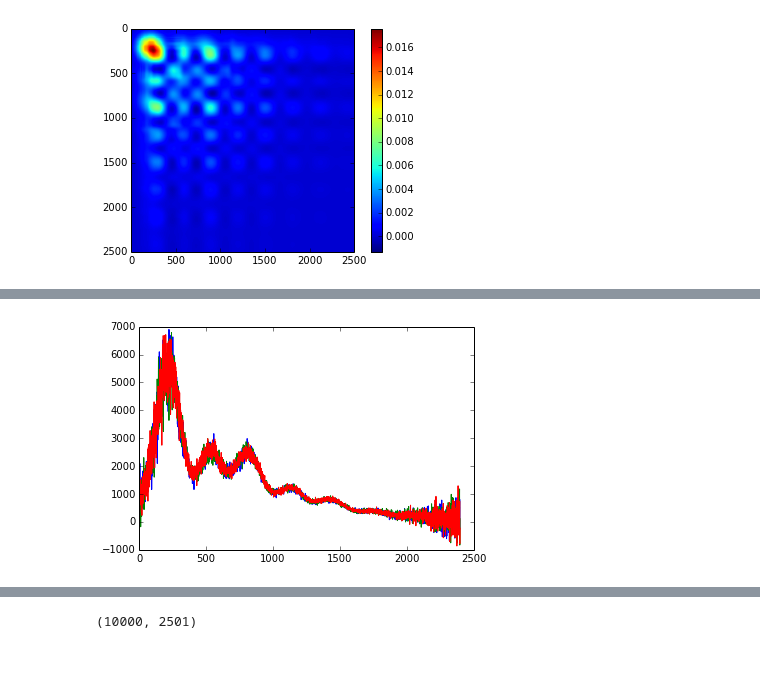
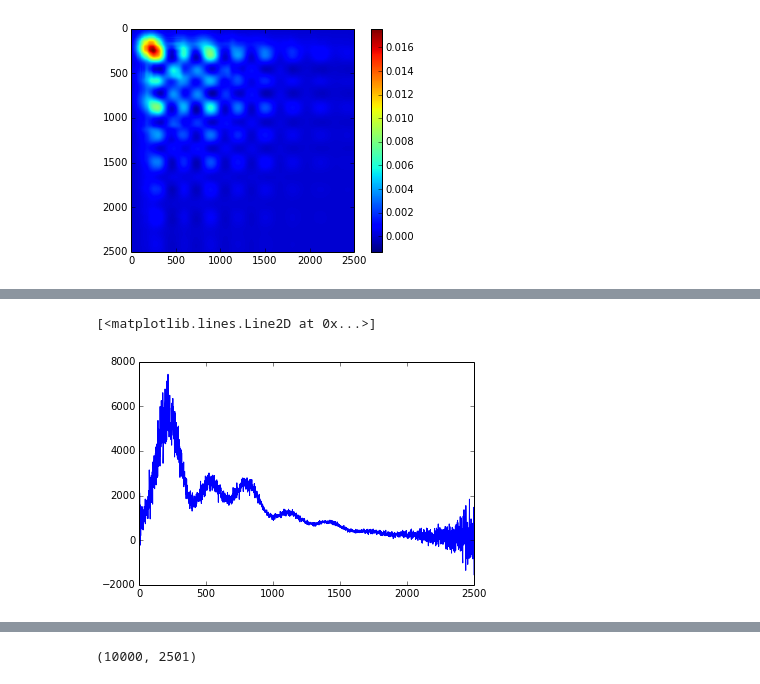
Before and after one commit to bfollinprm/cmbfittest, a Jupyter notebook: src/test.ipynb, the cells around one changed output, grey strips where cells are left out. Saved outputs shown, nothing was run; the diff lists cells and outputs as text; code cells hidden in the pictures.

```diff
--- a/src/test.ipynb
+++ b/src/test.ipynb
@@ -73,11 +63,15 @@ from numpy.random import multivariate_normal as normal
 #observation = experiment.fiducial_cl[:2501] + normal(np.zeros(2501), experiment.covariance[:2501,:2501])
 # %%
 clobs = loadtxt('../clobs.csv', delimiter = ',')
-plot(clobs[:,2:])
+#plot(clobs[:,2:])
 observation = experiment.fiducial_cl[:2501].copy()
-observation[clobs[:,0].astype('int')] = clobs[:,4]
+observation += normal(np.zeros(2501), experiment.covariance[:2501,:2501])
+observation2 = experiment.fiducial_cl[:2501].copy()
+observation2[clobs[:,0].astype('int')] = clobs[:,4]
+plot(observation)
 # %% [output]
+[<matplotlib.lines.Line2D at 0x...>]
-[figure, old version]
+[figure, new version]
 # %%
 cloud = simulate.gauss_approx(observation = observation,
                               covariance = experiment.covariance,
```
Also changed, not shown: parts of 31 cells of this notebook.
